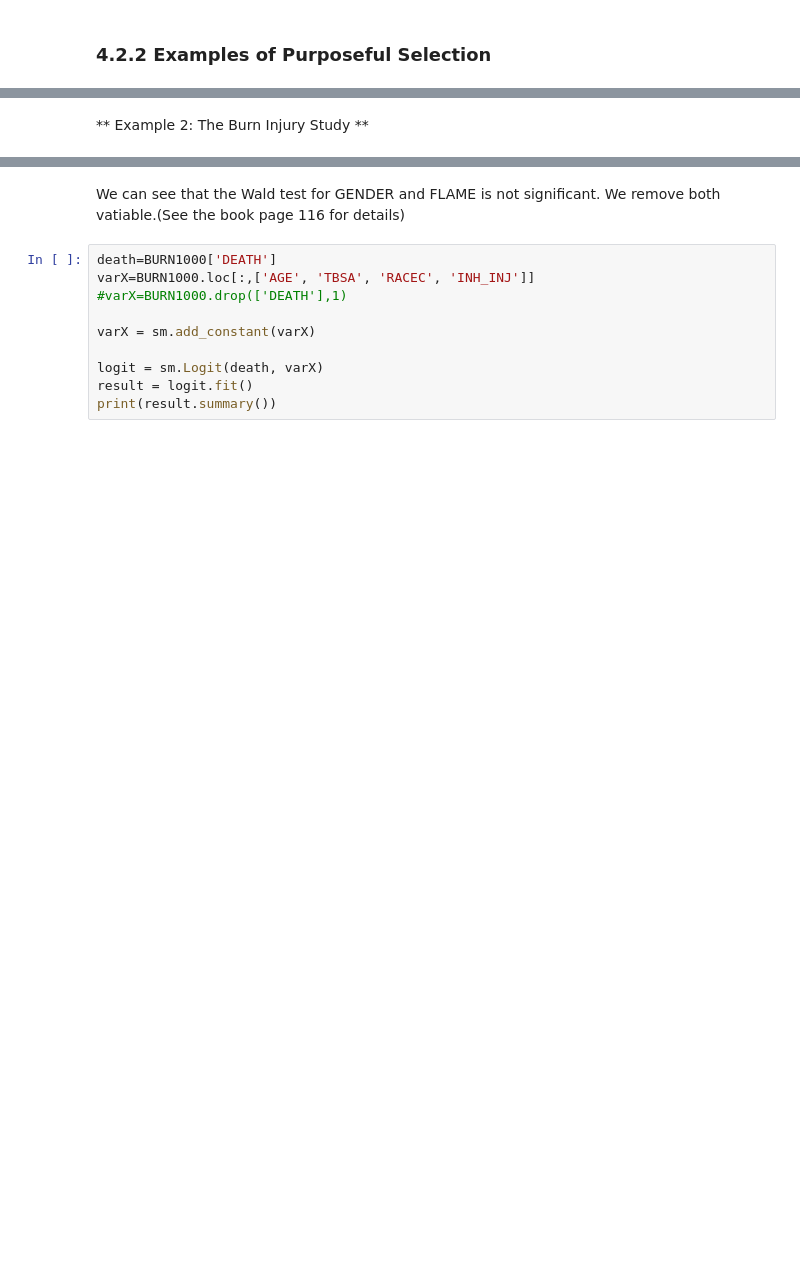
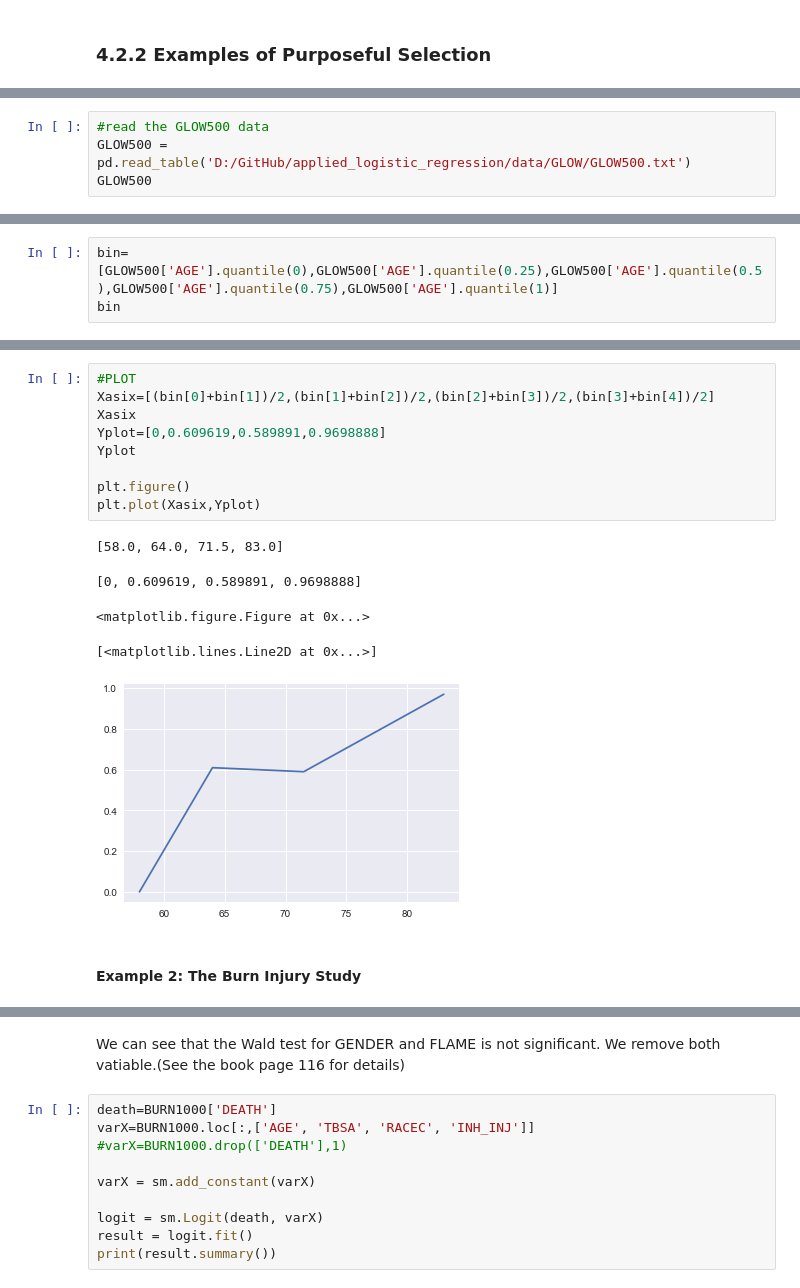
Before and after one commit to szleiye/applied_logistic_regression, a Jupyter notebook: Applied_Logistic_Regression.ipynb, the cells around one changed output, grey strips where cells are left out. Drawn from its saved outputs; the diff is of its cells as text; blank space fills up the shorter version.

```diff
--- a/Applied_Logistic_Regression.ipynb
+++ b/Applied_Logistic_Regression.ipynb
@@ -96,0 +273,4 @@ NameError: name 'logit' is not defined
+# %%
+#read the GLOW500 data
+GLOW500 = pd.read_table('D:/GitHub/applied_logistic_regression/data/GLOW/GLOW500.txt')
+GLOW500
@@ -96,0 +296,3 @@ NameError: name 'logit' is not defined
+# %%
+bin=[GLOW500['AGE'].quantile(0),GLOW500['AGE'].quantile(0.25),GLOW500['AGE'].quantile(0.5),GLOW500['AGE'].quantile(0.75),GLOW500['AGE'].quantile(1)]
+bin
@@ -97,5 +361,20 @@ NameError: name 'logit' is not defined
+# %%
+#PLOT
+Xasix=[(bin[0]+bin[1])/2,(bin[1]+bin[2])/2,(bin[2]+bin[3])/2,(bin[3]+bin[4])/2]
+Xasix
+Yplot=[0,0.609619,0.589891,0.9698888]
+Yplot
+
+plt.figure()
+plt.plot(Xasix,Yplot)
+# %% [output]
+[58.0, 64.0, 71.5, 83.0]
+[0, 0.609619, 0.589891, 0.9698888]
+<matplotlib.figure.Figure at 0x...>
+[<matplotlib.lines.Line2D at 0x...>]
+[figure, added]
 # %% [markdown]
-** Example 2: The Burn Injury Study **
+####  Example 2: The Burn Injury Study
 # %%
 #read the BURN1000 data
 BURN1000 = pd.read_table('D:/GitHub/applied_logistic_regression/data/BURN/BURN1000.txt',header=0,encoding='gb2312',index_col='ID')
```
Also changed, not shown: parts of 31 cells of this notebook.
